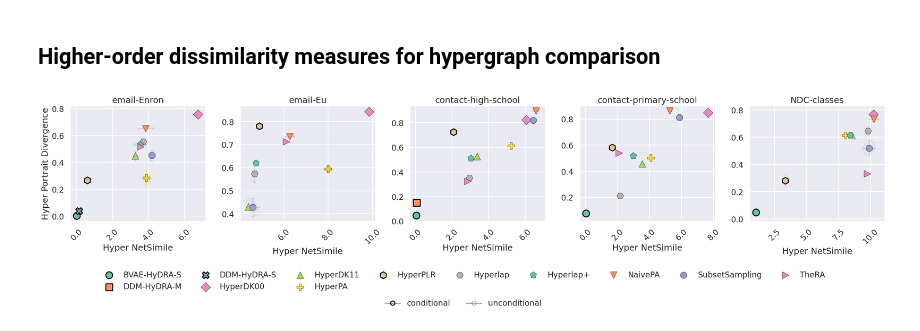
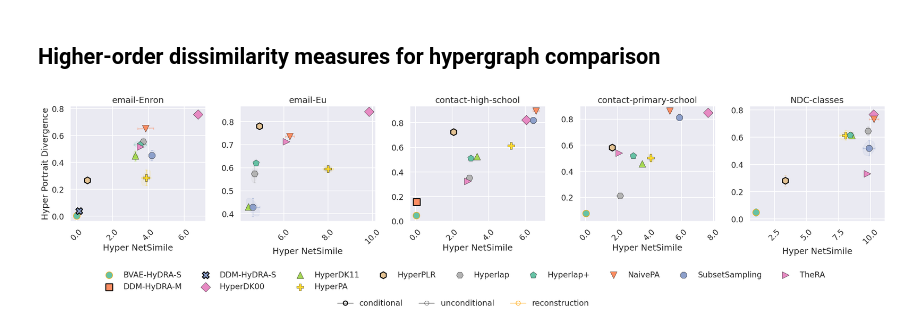
Before and after one commit to hypernetwork-research-group/Janus, a Jupyter notebook: examples/notebooks/tables_and_plots.ipynb, the cells around one changed output. Saved outputs shown, nothing was run; the diff lists cells and outputs as text; code cells hidden in the pictures.

```diff
--- a/examples/notebooks/tables_and_plots.ipynb
+++ b/examples/notebooks/tables_and_plots.ipynb
@@ -223,6 +373,7 @@ def _kind_proxy_handle(edgecolor, linewidth, linestyle):
 KIND_EDGE_CONFIGS = [
     {"kinds": ["conditional"], "label": "conditional", "edgecolor": "black", "linewidth": 2.0, "linestyle": "solid"},
     {"kinds": ["unconditional"], "label": "unconditional", "edgecolor": "black", "linewidth": 0.5, "linestyle": "solid"},
+    {"kinds": ["reconstruction"], "label": "reconstruction", "edgecolor": "orange", "linewidth": 1.0, "linestyle": "solid"},
 ]
 
 def kind_edge_style(kind):
@@ -351,31 +502,32 @@ handles = [name_handles[n] for n in all_names if n in name_handles]
 labels = [n for n in all_names if n in name_handles]
 
 fig.legend(
     handles,
     labels,
     loc="lower center",
     bbox_to_anchor=(0.5, -0.02),
     ncol=max(1, int(len(labels) / 1.3)),
     frameon=False,
 )
 
 kind_handles = []
 kind_labels = []
 for cfg in KIND_EDGE_CONFIGS:
     kind_handles.append(_kind_proxy_handle(cfg["edgecolor"], cfg["linewidth"], cfg["linestyle"]))
     kind_labels.append(cfg.get("label", ",".join(cfg.get("kinds", []))))
 
 fig.legend(
     kind_handles,
     kind_labels,
     loc="lower center",
     bbox_to_anchor=(0.5, -0.10),
     ncol=len(kind_labels),
     frameon=False,
 )
 
 fig.tight_layout()
 fig.subplots_adjust(bottom=0.35)
+makedirs(f"{root_dir}figures/", exist_ok=True)
 fig.savefig(f"{root_dir}figures/dissimilarity_scatter.pdf", format="pdf", bbox_inches="tight")
 # %% [output]
-[figure, old version]
+[figure, new version]
```
Also changed, not shown: parts of 5 cells of this notebook, 1 other file.
